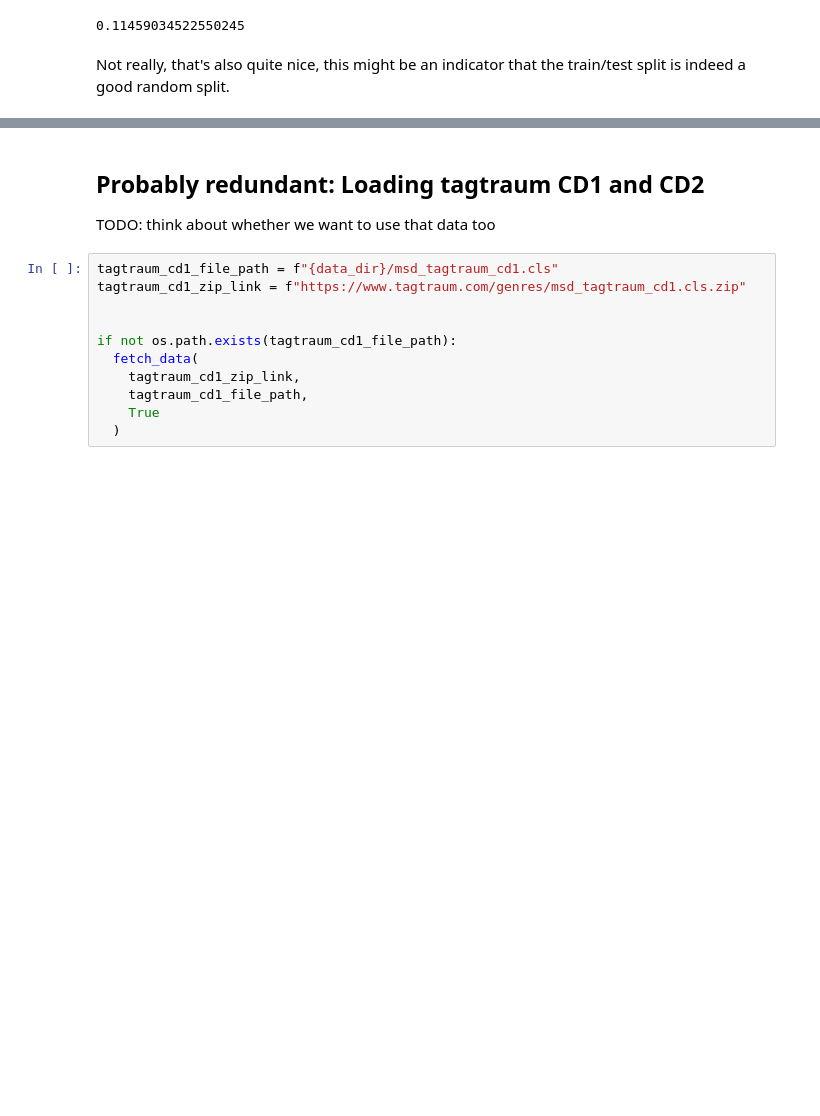
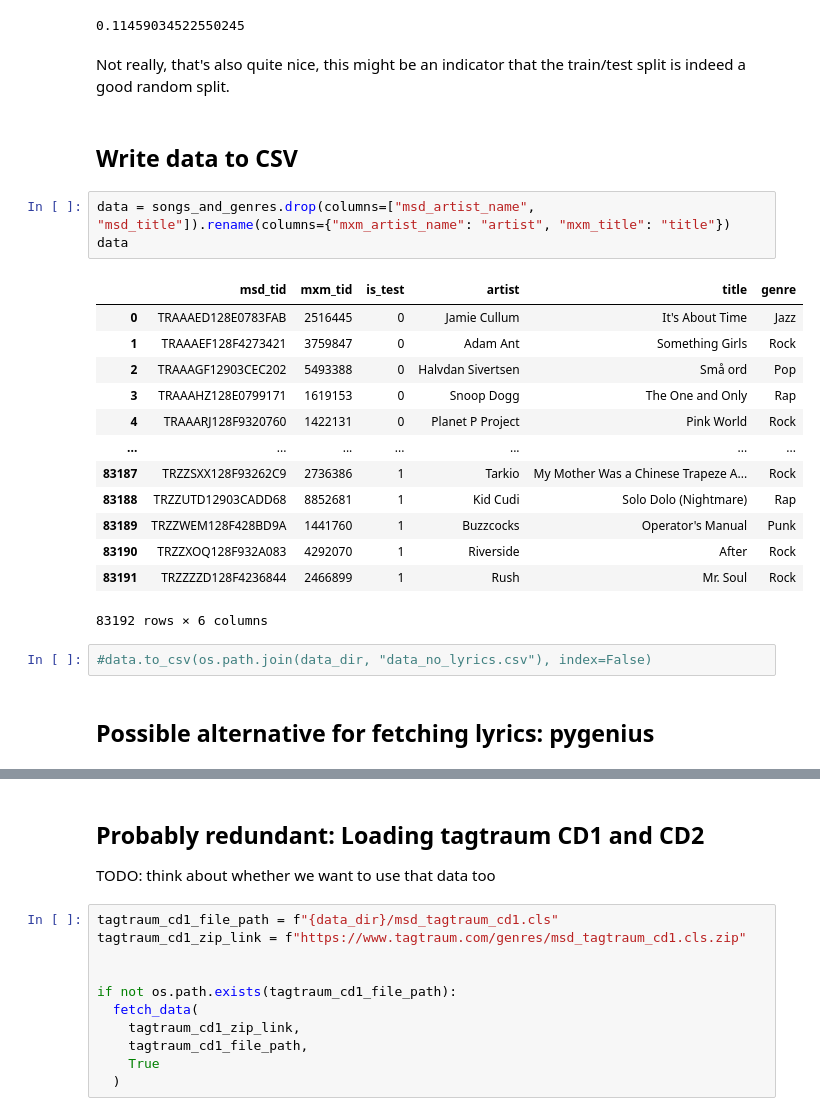
Before and after one commit to Sejmou/tuwien-nlp-2022w-group12, a Jupyter notebook: data-crawl_attempt2.ipynb, the cells around one changed output, grey strips where cells are left out. Drawn from its saved outputs; the diff is of its cells as text; blank space fills up the shorter version.

```diff
--- a/data-crawl_attempt2.ipynb
+++ b/data-crawl_attempt2.ipynb
@@ -379,3 +379,26 @@ songs_and_genres.is_test.sum()/len(songs_and_genres)
 0.11459034522550245
 # %% [markdown]
 Not really, that's also quite nice, this might be an indicator that the train/test split is indeed a good random split.
+# %% [markdown]
+## Write data to CSV
+# %%
+data = songs_and_genres.drop(columns=["msd_artist_name", "msd_title"]).rename(columns={"mxm_artist_name": "artist", "mxm_title": "title"})
+data
+# %% [output]
+|  | msd_tid | mxm_tid | is_test | artist | title | genre |
+| 0 | TRAAAED128E0783FAB | 2516445 | 0 | Jamie Cullum | It's About Time | Jazz |
+| 1 | TRAAAEF128F4273421 | 3759847 | 0 | Adam Ant | Something Girls | Rock |
+| 2 | TRAAAGF12903CEC202 | 5493388 | 0 | Halvdan Sivertsen | Små ord | Pop |
+| 3 | TRAAAHZ128E0799171 | 1619153 | 0 | Snoop Dogg | The One and Only | Rap |
+| 4 | TRAAARJ128F9320760 | 1422131 | 0 | Planet P Project | Pink World | Rock |
+| ... | ... | ... | ... | ... | ... | ... |
+| 83187 | TRZZSXX128F93262C9 | 2736386 | 1 | Tarkio | My Mother Was a Chinese Trapeze A... | Rock |
+| 83188 | TRZZUTD12903CADD68 | 8852681 | 1 | Kid Cudi | Solo Dolo (Nightmare) | Rap |
+| 83189 | TRZZWEM128F428BD9A | 1441760 | 1 | Buzzcocks | Operator's Manual | Punk |
+| 83190 | TRZZXOQ128F932A083 | 4292070 | 1 | Riverside | After | Rock |
+| 83191 | TRZZZZD128F4236844 | 2466899 | 1 | Rush | Mr. Soul | Rock |
+83192 rows × 6 columns
+# %%
+#data.to_csv(os.path.join(data_dir, "data_no_lyrics.csv"), index=False)
+# %% [markdown]
+## Possible alternative for fetching lyrics: pygenius
```
Also changed, not shown: parts of 6 cells of this notebook.
